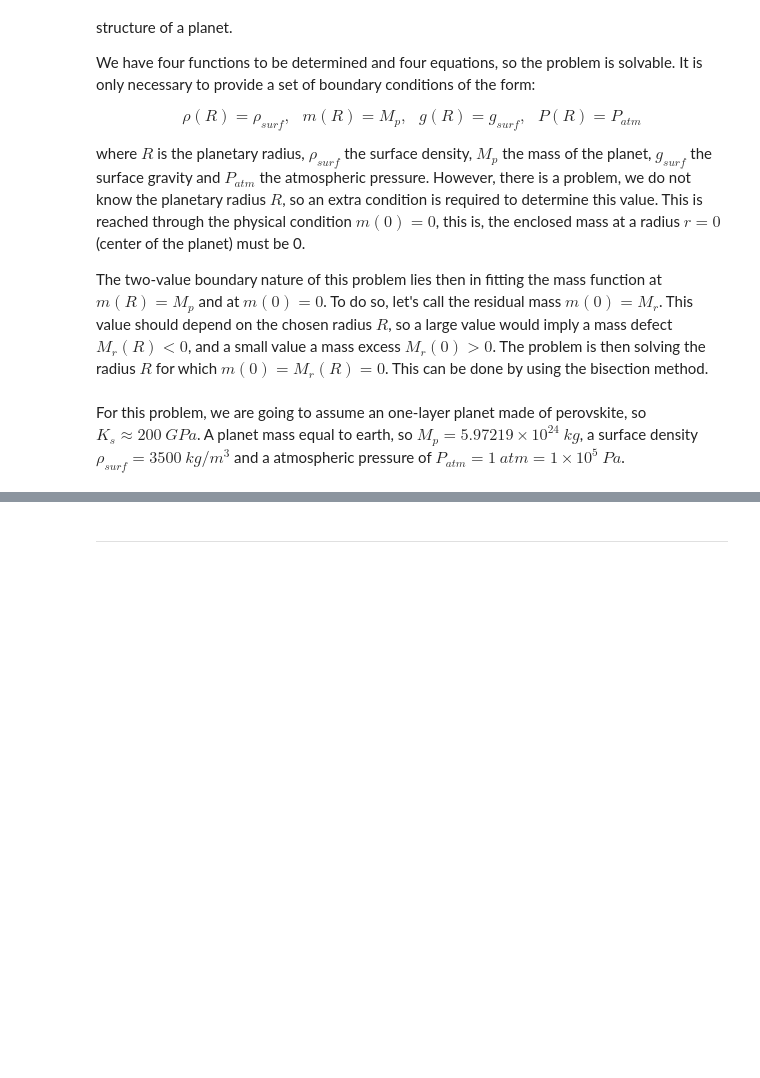
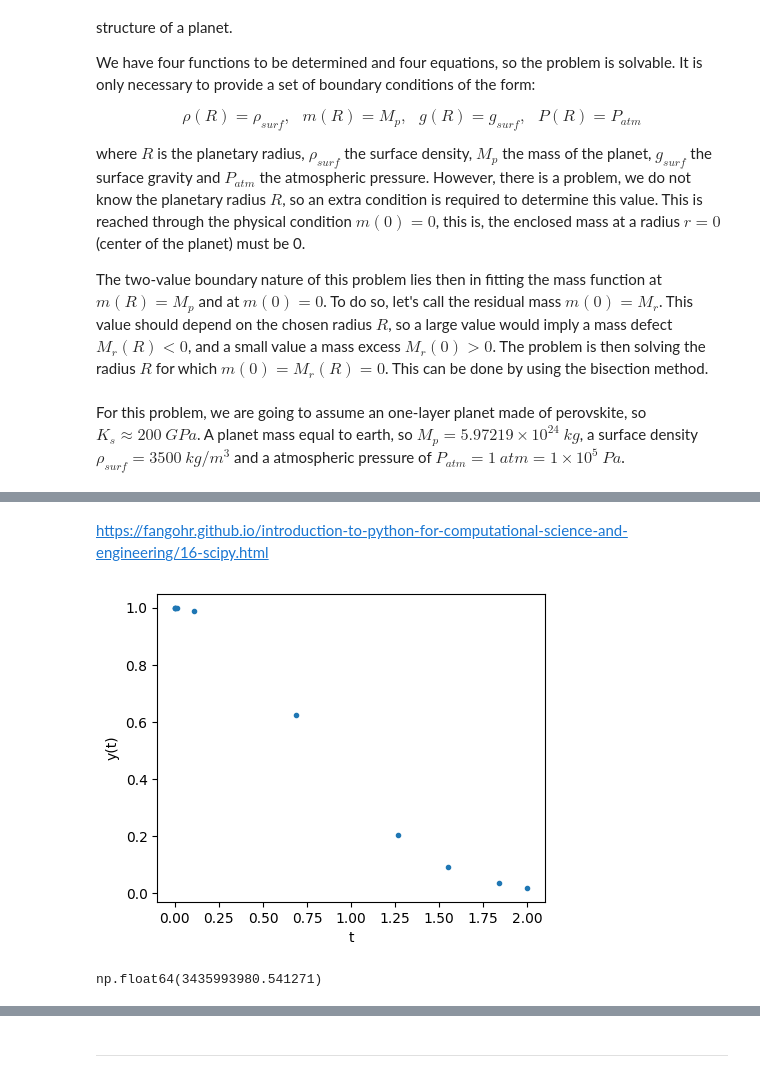
Before and after one commit to anferivera/Programming, a Jupyter notebook: 7_1_differential_equations.ipynb, the cells around one changed output, grey strips where cells are left out. Cells and saved outputs as stored; diff of their text form; code cells hidden in the pictures; blank space fills up the shorter version.

```diff
--- a/7_1_differential_equations.ipynb
+++ b/7_1_differential_equations.ipynb
@@ -608,0 +677,28 @@ For this problem, we are going to assume an one-layer planet made of perovskite,
+# %% [markdown]
+https://fangohr.github.io/introduction-to-python-for-computational-science-and-engineering/16-scipy.html
+# %%
+#Example: https://fangohr.github.io/introduction-to-python-for-computational-science-and-engineering/16-scipy.html
+def f(t, y):
+    """this is the rhs of the ODE to integrate, i.e. dy/dt=f(y,t)"""
+    return -2 * y * t
+
+y0 = [1]           # initial value y0=y(t0)
+t0 = 0             # integration limits for t: start at t0=0
+tf = 2             # and finish at tf=2
+
+sol = solve_ivp(fun=f, t_span=[t0, tf], y0=y0)  # computation of Solution
+#sol = solve_ivp(fun=f, t_span=[t0, tf], y0=y0, atol=1e-8, rtol=1e-8)
+#ts = np.linspace(t0, tf, 100)  # 100 points between t0 and tf
+#sol = solve_ivp(fun=f, t_span=[t0, tf], y0=y0, t_eval=ts)
+
+plt.figure(figsize=(5, 4))
+plt.plot(sol.t, sol.y[0], '.')
+plt.xlabel('t')
+plt.ylabel('y(t)')
+plt.show()
+# %% [output]
+[figure, added]
+# %%
+9.34*1E9*np.exp(-1)
+# %% [output]
+np.float64(3435993980.541271)
```
Also changed, not shown: parts of 13 cells of this notebook.
